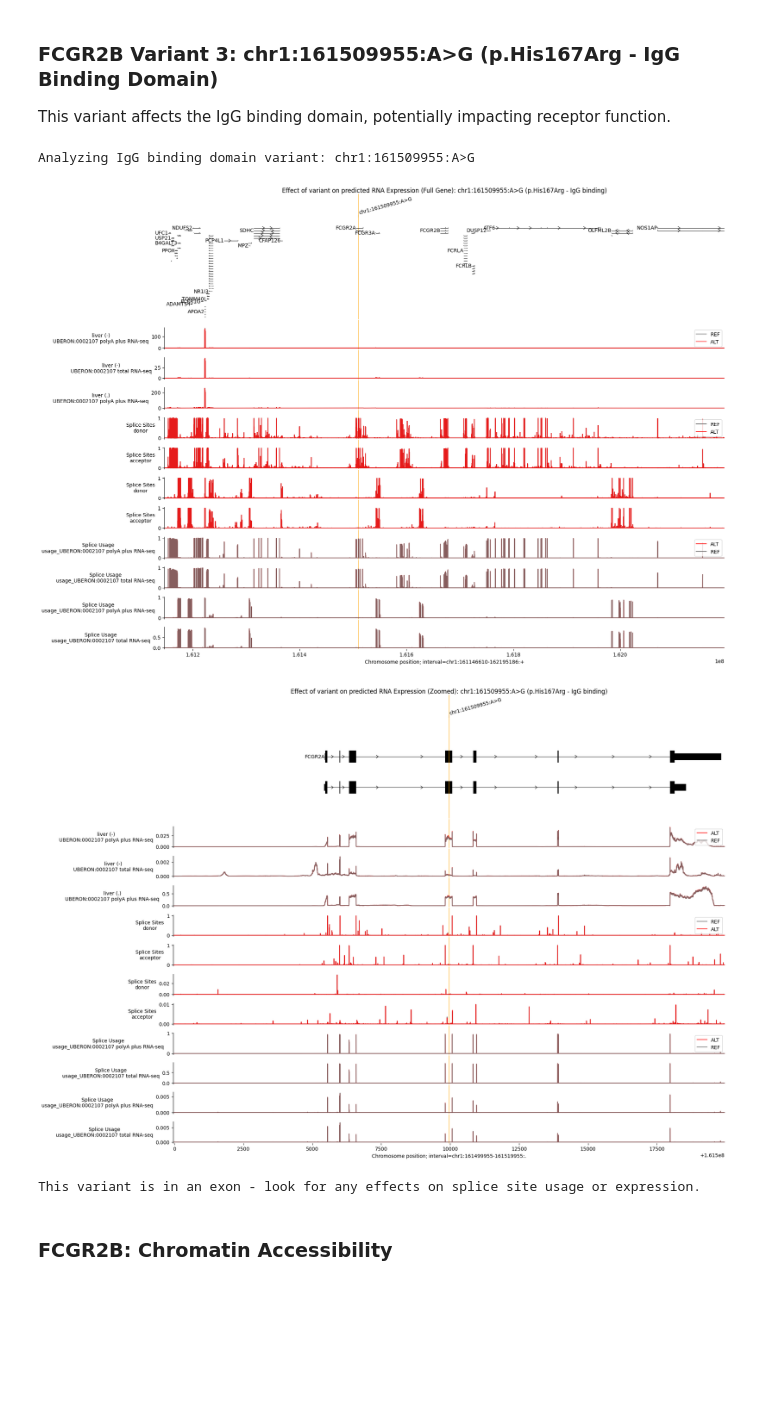
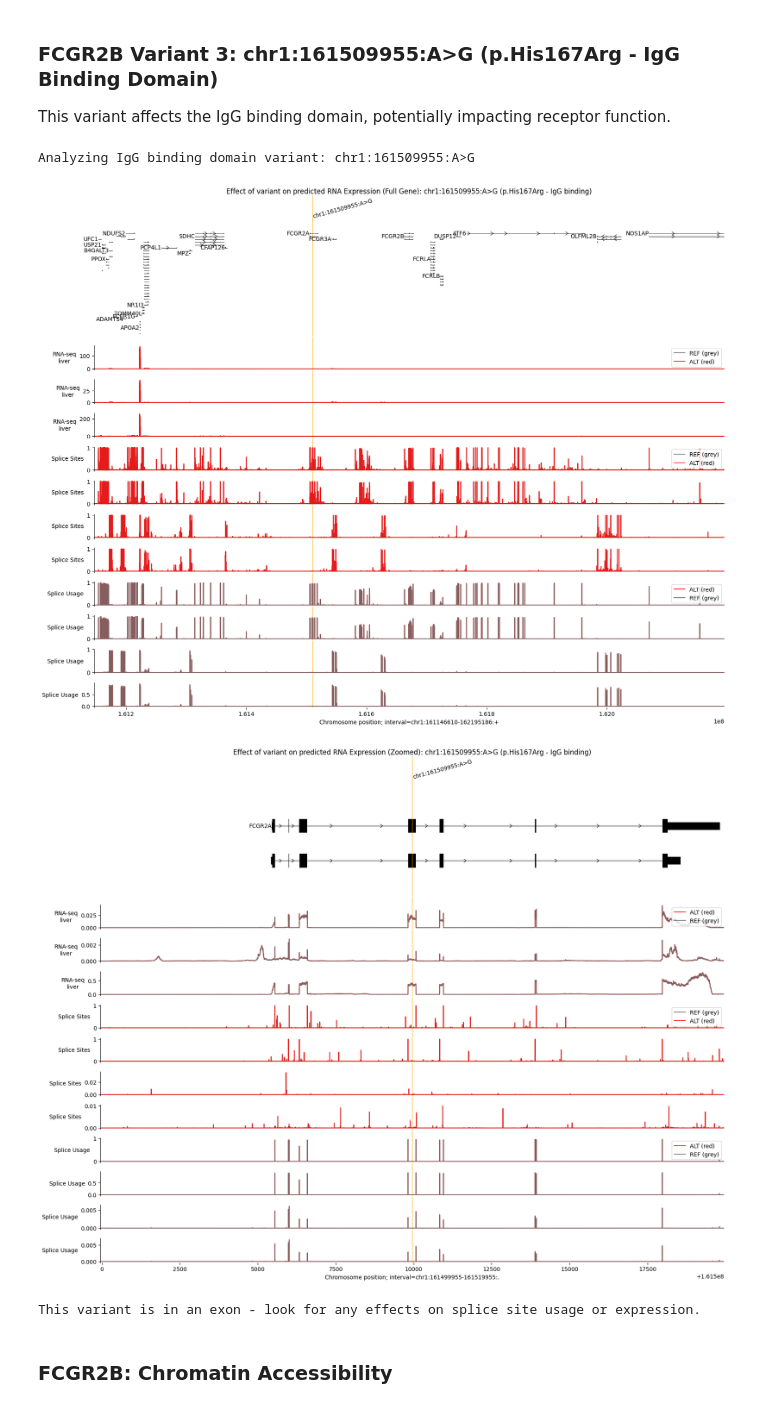
Before and after one commit to gsstephenson/MCDB-5520-group-project-analysis, a Jupyter notebook: alphagenome_validation/variant_analysis_FCGR2B_GBP1.ipynb, the cells around one changed output. Cells and saved outputs as stored; diff of their text form; code cells hidden in the pictures; blank space fills up the shorter version.

```diff
--- a/alphagenome_validation/variant_analysis_FCGR2B_GBP1.ipynb
+++ b/alphagenome_validation/variant_analysis_FCGR2B_GBP1.ipynb
@@ -647,29 +652,29 @@ plot = plot_components.plot(
         # RNA-seq tracks
         plot_components.OverlaidTracks(
             tdata={
-                'REF': fcgr2b_v3_output.reference.rna_seq.filter_to_nonpositive_strand(),
-                'ALT': fcgr2b_v3_output.alternate.rna_seq.filter_to_nonpositive_strand(),
+                'REF (grey)': fcgr2b_v3_output.reference.rna_seq.filter_to_nonpositive_strand(),
+                'ALT (red)': fcgr2b_v3_output.alternate.rna_seq.filter_to_nonpositive_strand(),
             },
             colors=ref_alt_colors,
-            ylabel_template='{biosample_name} ({strand})\n{name}',
+            ylabel_template='RNA-seq: {biosample_name} ({strand})\nREF=grey, ALT=red',
         ),
         # Splice site tracks
         plot_components.OverlaidTracks(
             tdata={
-                'REF': fcgr2b_v3_output.reference.splice_sites,
-                'ALT': fcgr2b_v3_output.alternate.splice_sites,
+                'REF (grey)': fcgr2b_v3_output.reference.splice_sites,
+                'ALT (red)': fcgr2b_v3_output.alternate.splice_sites,
             },
             colors=ref_alt_colors,
-            ylabel_template='Splice Sites\n{name}',
+            ylabel_template='Splice Sites\nREF=grey, ALT=red',
         ),
         # Splice site usage tracks
         plot_components.OverlaidTracks(
             tdata={
-                'REF': fcgr2b_v3_output.reference.splice_site_usage,
-                'ALT': fcgr2b_v3_output.alternate.splice_site_usage,
+                'REF (grey)': fcgr2b_v3_output.reference.splice_site_usage,
+                'ALT (red)': fcgr2b_v3_output.alternate.splice_site_usage,
             },
             colors=ref_alt_colors,
-            ylabel_template='Splice Usage\n{name}',
+            ylabel_template='Splice Usage\nREF=grey, ALT=red',
         ),
     ],
     annotations=[plot_components.VariantAnnotation([fcgr2b_variants[2]])],
@@ -685,44 +690,44 @@ plot = plot_components.plot(
         plot_components.TranscriptAnnotation(fcgr2b_all_transcripts),
         # RNA-seq tracks
         plot_components.OverlaidTracks(
             tdata={
-                'REF': fcgr2b_v3_output.reference.rna_seq.filter_to_nonpositive_strand(),
-                'ALT': fcgr2b_v3_output.alternate.rna_seq.filter_to_nonpositive_strand(),
+                'REF (grey)': fcgr2b_v3_output.reference.rna_seq.filter_to_nonpositive_strand(),
+                'ALT (red)': fcgr2b_v3_output.alternate.rna_seq.filter_to_nonpositive_strand(),
             },
             colors=ref_alt_colors,
-            ylabel_template='{biosample_name} ({strand})\n{name}',
+            ylabel_template='RNA-seq: {biosample_name} ({strand})\nREF=grey, ALT=red',
         ),
         # Splice site tracks
         plot_components.OverlaidTracks(
             tdata={
-                'REF': fcgr2b_v3_output.reference.splice_sites,
-                'ALT': fcgr2b_v3_output.alternate.splice_sites,
+                'REF (grey)': fcgr2b_v3_output.reference.splice_sites,
+                'ALT (red)': fcgr2b_v3_output.alternate.splice_sites,
             },
             colors=ref_alt_colors,
-            ylabel_template='Splice Sites\n{name}',
+            ylabel_template='Splice Sites\nREF=grey, ALT=red',
         ),
         # Splice site usage tracks
         plot_components.OverlaidTracks(
             tdata={
-                'REF': fcgr2b_v3_output.reference.splice_site_usage,
-                'ALT': fcgr2b_v3_output.alternate.splice_site_usage,
+                'REF (grey)': fcgr2b_v3_output.reference.splice_site_usage,
+                'ALT (red)': fcgr2b_v3_output.alternate.splice_site_usage,
             },
             colors=ref_alt_colors,
-            ylabel_template='Splice Usage\n{name}',
+            ylabel_template='Splice Usage\nREF=grey, ALT=red',
         ),
     ],
     annotations=[plot_components.VariantAnnotation([fcgr2b_variants[2]])],
     interval=fcgr2b_v3_zoom,
     title=f'Effect of variant on predicted RNA Expression (Zoomed): {fcgr2b_variants[2]} (p.His167Arg - IgG binding)',
 )
 plt.savefig(f'{output_dir}/FCGR2B/variants/FCGR2B_chr1_161509955_A_G_p.His167Arg_IgG_binding_ZOOMED.png', dpi=300, bbox_inches='tight')
 plt.show()
 
 print("\nThis variant is in an exon - look for any effects on splice site usage or expression.")
 # %% [output]
 Analyzing IgG binding domain variant: chr1:161509955:A>G
-[figure, old version]
+[figure, new version]
-[figure, old version]
+[figure, new version]
 This variant is in an exon - look for any effects on splice site usage or expression.
 # %% [markdown]
 ### FCGR2B: Chromatin Accessibility
```
Also changed, not shown: parts of 5 cells of this notebook, 8 other files.
